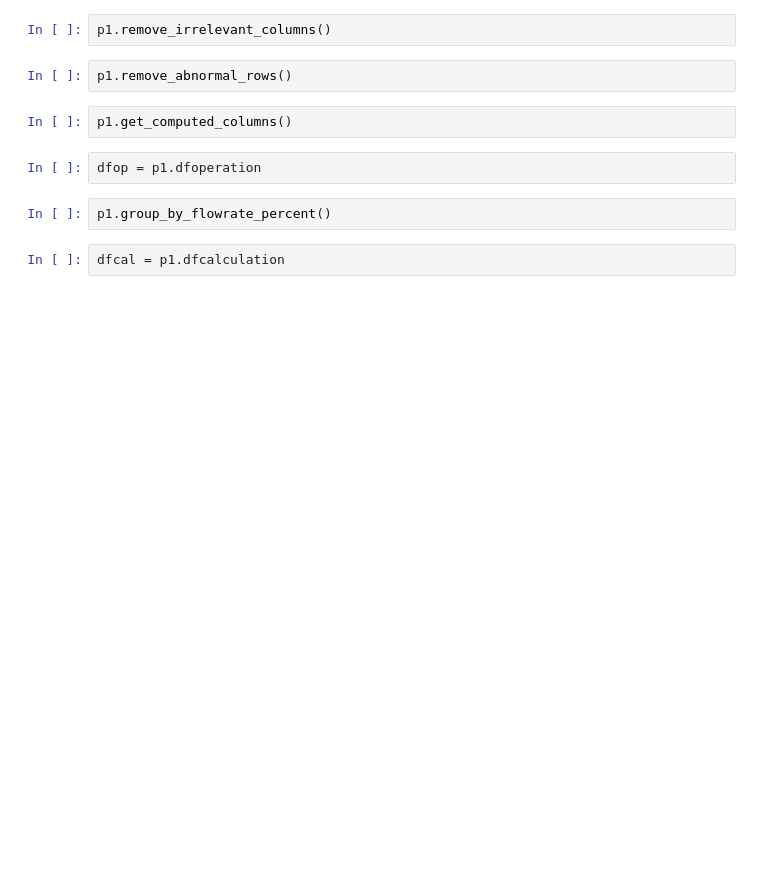
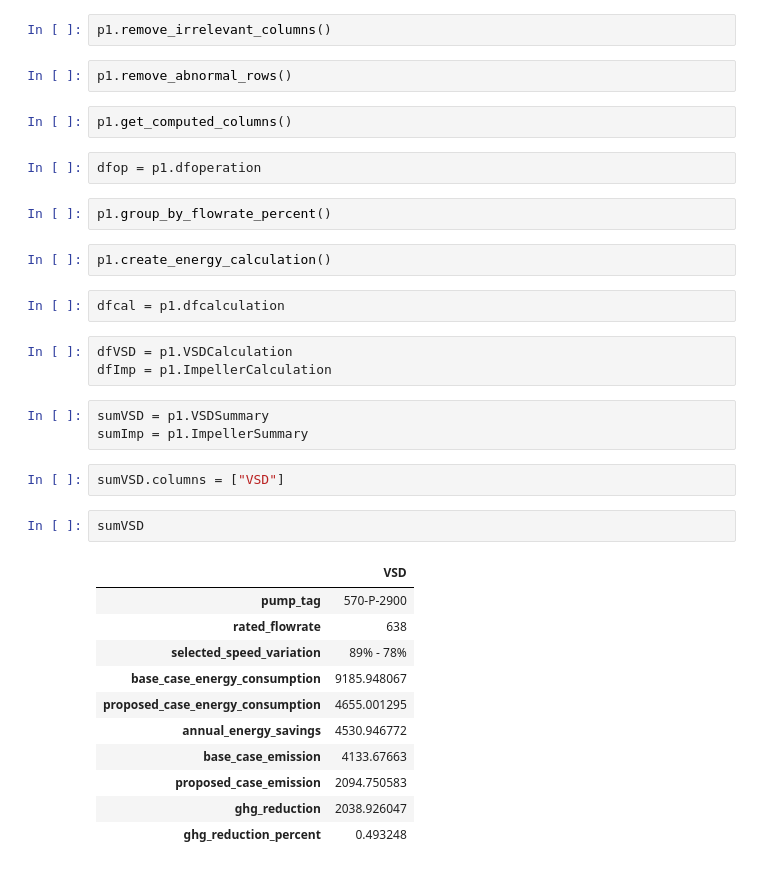
Before and after one commit to Unmask06/rotalysis, a Jupyter notebook: compressor_test.ipynb, the cells around one changed output. Saved outputs shown, nothing was run; the diff lists cells and outputs as text; blank space fills up the shorter version.

```diff
--- a/compressor_test.ipynb
+++ b/compressor_test.ipynb
@@ -200,5 +160,29 @@ p1.get_computed_columns()
 dfop = p1.dfoperation
 # %%
 p1.group_by_flowrate_percent()
+# %%
+p1.create_energy_calculation()
 # %%
 dfcal = p1.dfcalculation
+# %%
+dfVSD = p1.VSDCalculation
+dfImp = p1.ImpellerCalculation
+# %%
+sumVSD = p1.VSDSummary
+sumImp = p1.ImpellerSummary
+# %%
+sumVSD.columns = ["VSD"]
+# %%
+sumVSD
+# %% [output]
+|  | VSD |
+| pump_tag | 570-P-2900 |
+| rated_flowrate | 638 |
+| selected_speed_variation | 89% - 78% |
+| base_case_energy_consumption | 9185.948067 |
+| proposed_case_energy_consumption | 4655.001295 |
+| annual_energy_savings | 4530.946772 |
+| base_case_emission | 4133.67663 |
+| proposed_case_emission | 2094.750583 |
+| ghg_reduction | 2038.926047 |
+| ghg_reduction_percent | 0.493248 |
```
Also changed, not shown: parts of 13 cells of this notebook, 6 other files.
